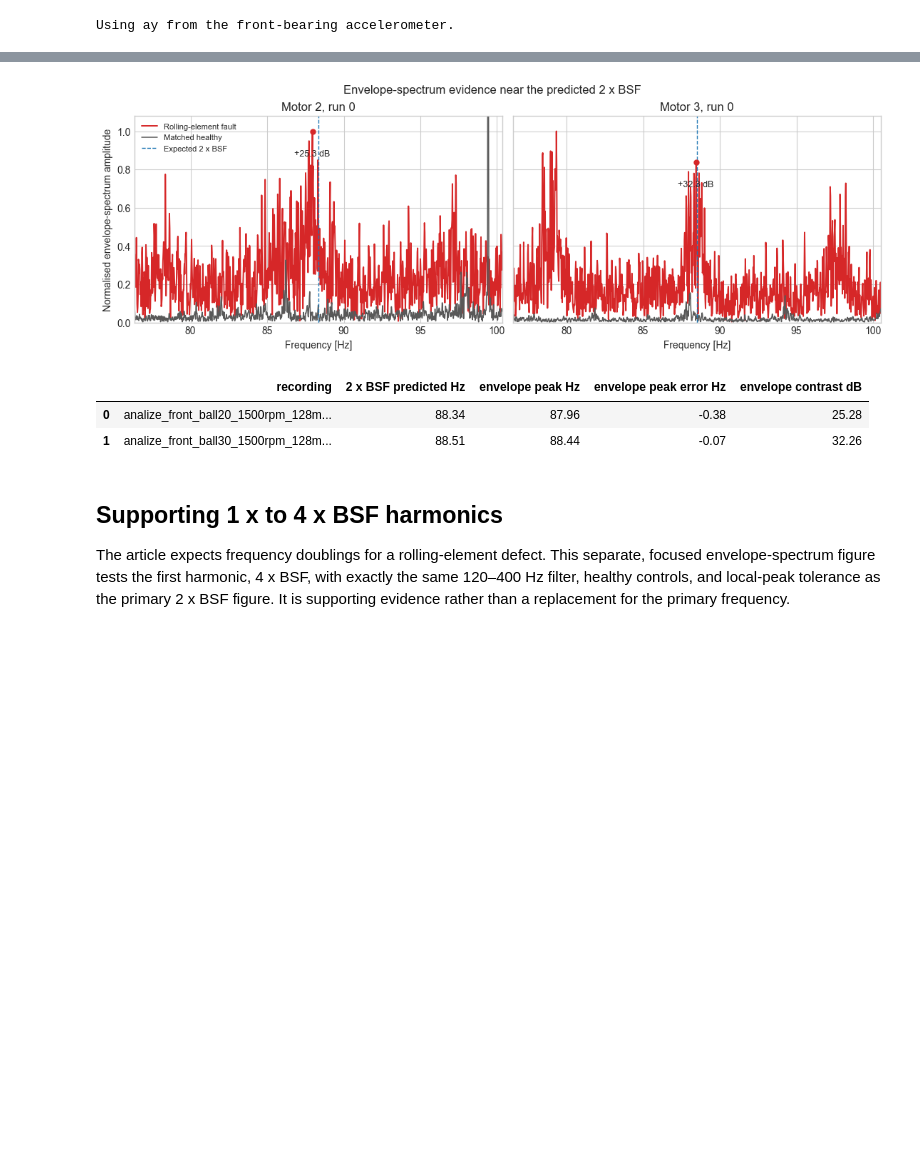
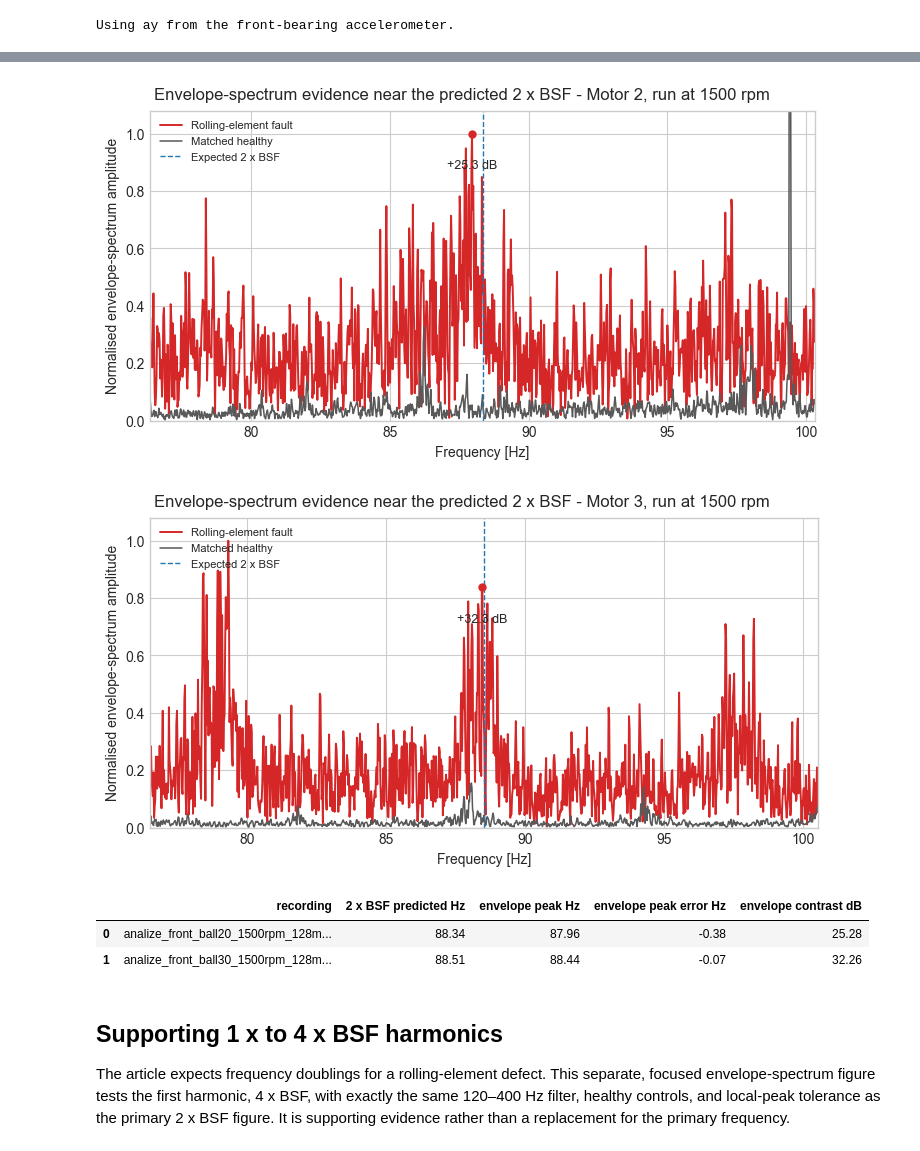
Before and after one commit to Atikas/OpenBLDCData, a Jupyter notebook: src/bearing_fault_validation.ipynb, the cells around one changed output, grey strips where cells are left out. Cells and saved outputs as stored; diff of their text form; code cells hidden in the pictures; blank space fills up the shorter version.

```diff
--- a/src/bearing_fault_validation.ipynb
+++ b/src/bearing_fault_validation.ipynb
@@ -28,12 +28,12 @@ DATA_DIR = PROJECT_ROOT / 'data'
 
 RECORDINGS = (
     {
-        'label': 'Motor 2, run 0',
+        'label': 'Motor 2, run at 1500 rpm',
         'fault_file': 'analize_front_ball20_1500rpm_128mA_mait.csv',
         'healthy_file': 'analize_healthy20_1500rpm_128mA_mait.csv',
     },
     {
-        'label': 'Motor 3, run 0',
+        'label': 'Motor 3, run at 1500 rpm',
         'fault_file': 'analize_front_ball30_1500rpm_128mA_mait.csv',
         'healthy_file': 'analize_healthy30_1500rpm_128mA_mait.csv',
     },
@@ -204,43 +204,39 @@ display(results_table.round(2))
 # %%
-fig, paper_axes = plt.subplots(1, len(RECORDINGS), figsize=(11, 3.8), sharey=True, constrained_layout=True)
-if len(RECORDINGS) == 1:
-    paper_axes = [paper_axes]
-
-for row, (axis, recording, result) in enumerate(zip(paper_axes, RECORDINGS, results)):
+for row, (recording, result) in enumerate(zip(RECORDINGS, results)):
+    fig, axis = plt.subplots(figsize=(7.2, 3.8), constrained_layout=True)
     fault_frame, fault_time_s, fault_fs = load_recording(recording['fault_file'])
     healthy_frame, healthy_time_s, healthy_fs = load_recording(recording['healthy_file'])
     _, fault_values = steady_segment(fault_frame, fault_time_s, fault_fs, ANALYSIS_AXIS)
     _, healthy_values = steady_segment(healthy_frame, healthy_time_s, healthy_fs, ANALYSIS_AXIS)
     fault_frequency_hz, fault_amplitude = envelope_spectrum(fault_values, fault_fs)
     healthy_frequency_hz, healthy_amplitude = envelope_spectrum(healthy_values, healthy_fs)
 
     predicted_hz = result['2 x BSF predicted Hz']
     focus = (fault_frequency_hz >= predicted_hz - 12.0) & (fault_frequency_hz <= predicted_hz + 12.0)
     fault_normaliser = fault_amplitude[focus].max()
     healthy_on_fault_grid = np.interp(fault_frequency_hz[focus], healthy_frequency_hz, healthy_amplitude)
     observed_hz, fault_peak = local_peak(fault_frequency_hz, fault_amplitude, predicted_hz)
     healthy_at_peak = np.interp(observed_hz, healthy_frequency_hz, healthy_amplitude)
     contrast_db = 20.0 * np.log10((fault_peak + np.finfo(float).eps) / (healthy_at_peak + np.finfo(float).eps))
 
     axis.plot(fault_frequency_hz[focus], fault_amplitude[focus] / fault_normaliser, color='tab:red', lw=1.4, label='Rolling-element fault')
     axis.plot(fault_frequency_hz[focus], healthy_on_fault_grid / fault_normaliser, color='0.35', lw=1.1, label='Matched healthy')
     axis.axvline(predicted_hz, color='tab:blue', lw=1.0, ls='--', label='Expected 2 x BSF')
     axis.plot(observed_hz, fault_peak / fault_normaliser, marker='o', ms=5, color='tab:red')
     axis.annotate(f'+{contrast_db:.1f} dB', xy=(observed_hz, fault_peak / fault_normaliser), xytext=(0, -25), textcoords='offset points', ha='center', fontsize=9)
-    axis.set(title=recording['label'], xlabel='Frequency [Hz]', xlim=(predicted_hz - 12.0, predicted_hz + 12.0), ylim=(0, 1.08))
+    axis.set(xlabel='Frequency [Hz]', ylabel='Normalised envelope-spectrum amplitude', xlim=(predicted_hz - 12.0, predicted_hz + 12.0), ylim=(0, 1.08))
     results[row]['envelope peak Hz'] = observed_hz
     results[row]['envelope peak error Hz'] = observed_hz - predicted_hz
     results[row]['envelope contrast dB'] = contrast_db
-
-paper_axes[0].set_ylabel('Normalised envelope-spectrum amplitude')
-paper_axes[0].legend(loc='upper left', frameon=False, fontsize=8)
-fig.suptitle('Envelope-spectrum evidence near the predicted 2 x BSF', fontsize=12)
-plt.show()
+    axis.legend(loc='upper left', frameon=False, fontsize=8)
+    fig.suptitle('Envelope-spectrum evidence near the predicted 2 x BSF - ' + recording['label'], fontsize=12)
+    plt.show()
 
 envelope_results = pd.DataFrame(results)[['recording', '2 x BSF predicted Hz', 'envelope peak Hz', 'envelope peak error Hz', 'envelope contrast dB']]
 display(envelope_results.round(2))
 # %% [output]
-[figure, old version]
+[figure, new version]
+[figure, added]
 |  | recording | 2 x BSF predicted Hz | envelope peak Hz | envelope peak error Hz | envelope contrast dB |
 | 0 | analize_front_ball20_1500rpm_128m... | 88.34 | 87.96 | -0.38 | 25.28 |
 | 1 | analize_front_ball30_1500rpm_128m... | 88.51 | 88.44 | -0.07 | 32.26 |
```
Also changed, not shown: parts of 3 cells of this notebook.
